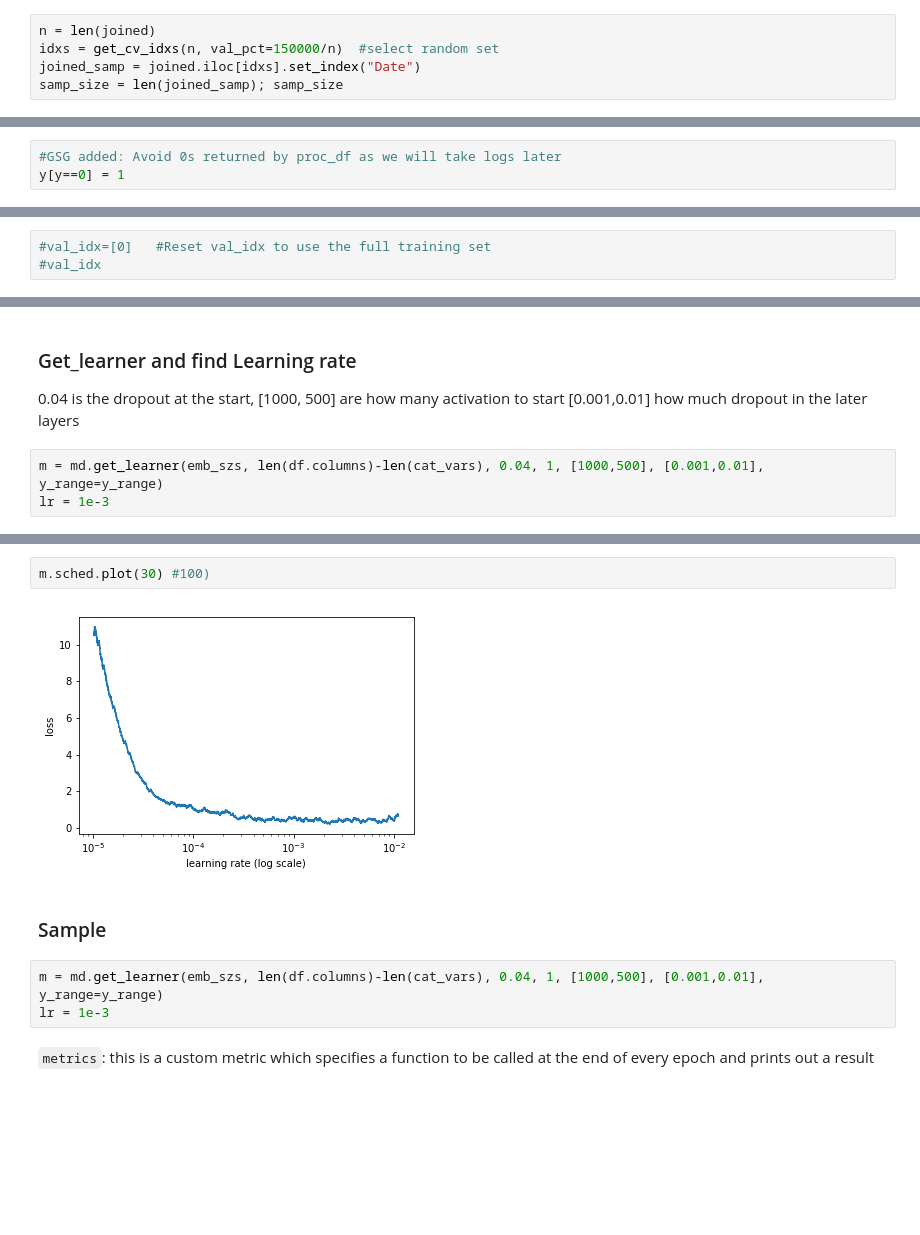
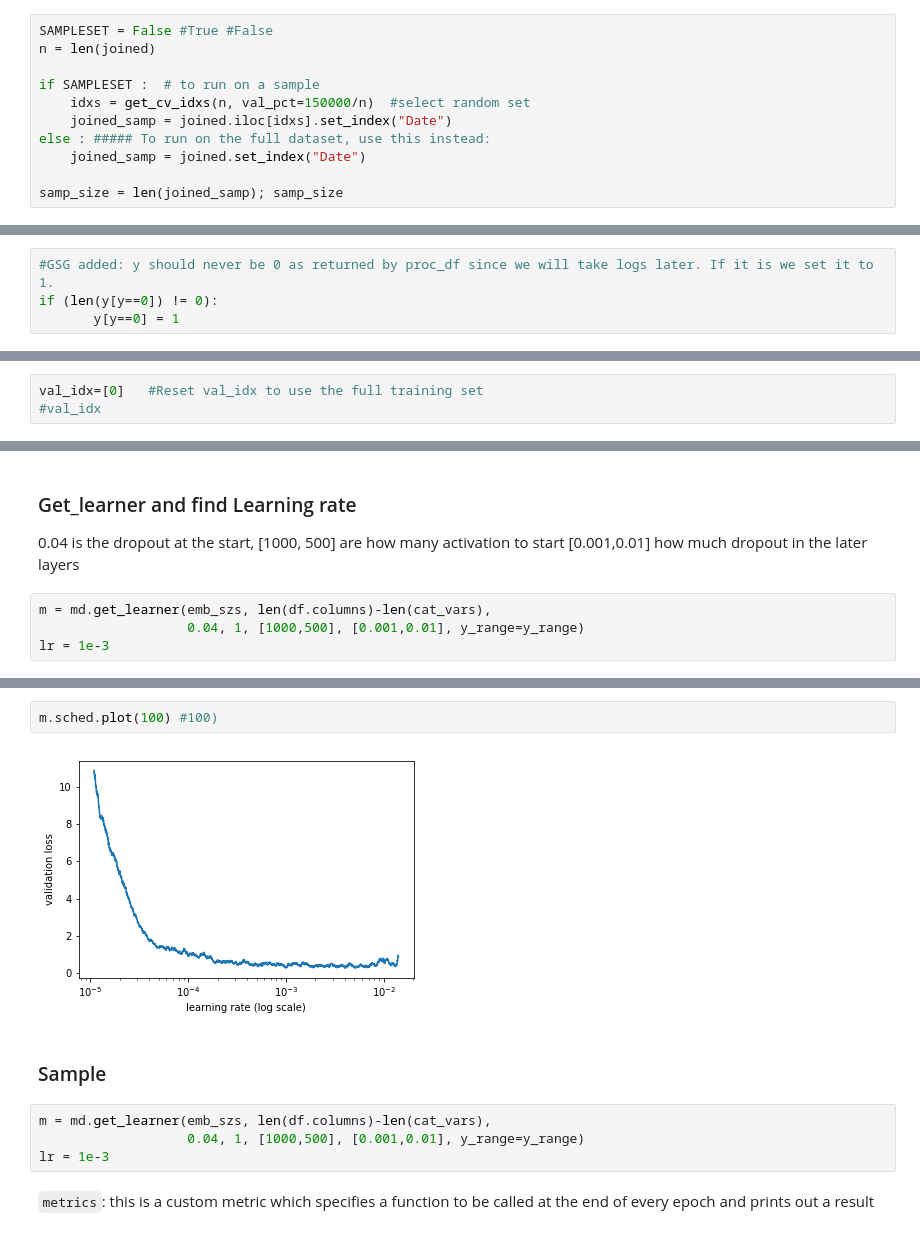
Before and after one commit to gsgbills/DeepLearning, a Jupyter notebook: DL1/DL3-rossman.ipynb, the cells around one changed output, grey strips where cells are left out. Cells and saved outputs as stored; diff of their text form; blank space fills up the shorter version.

```diff
--- a/DL1/DL3-rossman.ipynb
+++ b/DL1/DL3-rossman.ipynb
@@ -569,5 +896,11 @@ The idea is to do all the work first on the sample, and once we are satisfied, t
 # %%
+SAMPLESET = False #True #False
 n = len(joined)
-idxs = get_cv_idxs(n, val_pct=150000/n)  #select random set
-joined_samp = joined.iloc[idxs].set_index("Date")
+
+if SAMPLESET :  # to run on a sample
+    idxs = get_cv_idxs(n, val_pct=150000/n)  #select random set
+    joined_samp = joined.iloc[idxs].set_index("Date")
+else : ##### To run on the full dataset, use this instead:
+    joined_samp = joined.set_index("Date")
+
 samp_size = len(joined_samp); samp_size
@@ -591,4 +929,5 @@ df, y, nas, mapper = proc_df(joined_samp, 'Sales', do_scale=True)
 # %%
-#GSG added: Avoid 0s returned by proc_df as we will take logs later
-y[y==0] = 1
+#GSG added: y should never be 0 as returned by proc_df since we will take logs later. If it is we set it to 1.
+if (len(y[y==0]) != 0):
+       y[y==0] = 1
 # %% [markdown]
@@ -662,5 +1048,5 @@ array([334555, 334556, 334557, 334558, 334559, 334560, 334561, 334562, 334563, 3
 # %%
-#val_idx=[0]   #Reset val_idx to use the full training set
+val_idx=[0]   #Reset val_idx to use the full training set
 #val_idx
 # %% [markdown]
 # Deep Learning
@@ -727,7 +1159,8 @@ emb_szs = [(c, min(50, (c+1)//2)) for _,c in cat_sz] #Heuristic for size of embe
 [1000, 500] are how many activation to start
 [0.001,0.01] how much dropout in the later layers
 # %%
-m = md.get_learner(emb_szs, len(df.columns)-len(cat_vars), 0.04, 1, [1000,500], [0.001,0.01], y_range=y_range)
+m = md.get_learner(emb_szs, len(df.columns)-len(cat_vars),
+                   0.04, 1, [1000,500], [0.001,0.01], y_range=y_range)
 lr = 1e-3
 # %%
 m.lr_find()
@@ -736,11 +1169,12 @@ A Jupyter Widget
 # %%
-m.sched.plot(30) #100)
+m.sched.plot(100) #100)
 # %% [output]
-[figure, old version]
+[figure, new version]
 # %% [markdown]
 ### Sample
 # %%
-m = md.get_learner(emb_szs, len(df.columns)-len(cat_vars), 0.04, 1, [1000,500], [0.001,0.01], y_range=y_range)
+m = md.get_learner(emb_szs, len(df.columns)-len(cat_vars),
+                   0.04, 1, [1000,500], [0.001,0.01], y_range=y_range)
 lr = 1e-3
 # %% [markdown]
  `metrics`: this is a custom metric which specifies a function to be called at the end of every epoch and prints out a result
```
Also changed, not shown: parts of 131 cells of this notebook, 10 other files.
